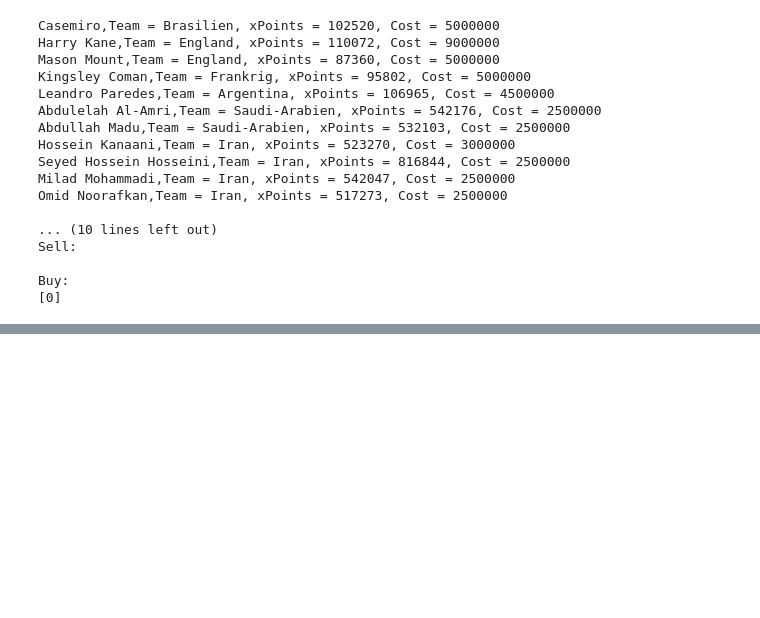
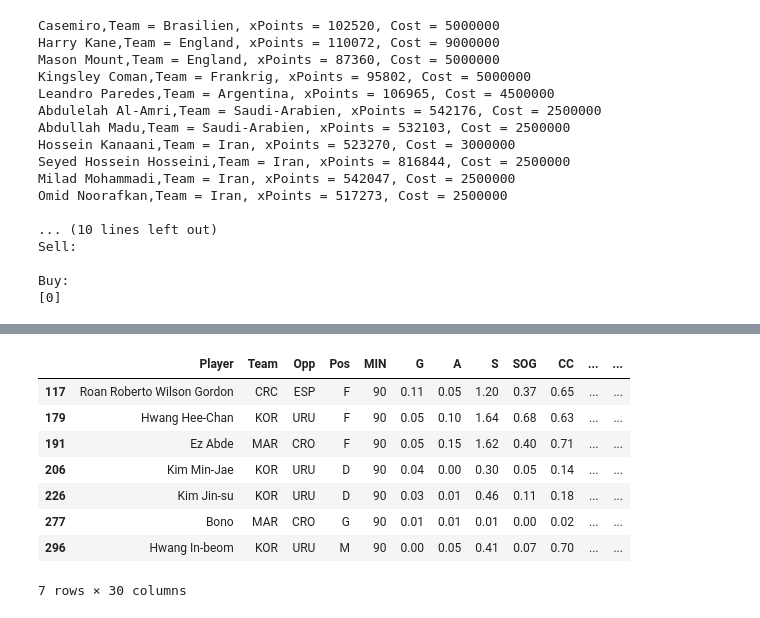
Before and after one commit to MathiasMSorensen/WC2022--Lineup-Optimizer, a Jupyter notebook: optimize.ipynb, the cells around one changed output, grey strips where cells are left out. Cells and saved outputs as stored; diff of their text form; code cells hidden in the pictures; blank space fills up the shorter version.

```diff
--- a/optimize.ipynb
+++ b/optimize.ipynb
@@ -29,0 +80,7 @@ Buy:
+# %%
+rw['Player_match'] = ""
+for i in range(len(rw)):
+    try:
+        rw.loc[i,'Player_match'] = difflib.get_close_matches(rw.loc[i,'Player'], df_holdet['name1'])[0]
+    except:
+        rw.loc[i,'Player_match'] = "null"
@@ -29,0 +118,8 @@ Buy:
+# %%
+rw.loc[rw["Player"]=="Bono","Player_match"]="Yassine 'Bono' Bounou"
+rw.loc[rw["Player"]=="Ez Abde","Player_match"]="Abde Ezzalzouli"
+rw.loc[rw["Player"]=="Hwang Hee-Chan","Player_match"]="Hee-Chan Hwang"
+rw.loc[rw["Player"]=="Hwang In-beom","Player_match"]="In-Beom Hwang"
+rw.loc[rw["Player"]=="Kim Jin-su","Player_match"]="Jin-Su Kim"
+rw.loc[rw["Player"]=="Kim Min-Jae","Player_match"]="Min-jae Kim"
+rw.loc[rw["Player"]=="Roan Roberto Wilson Gordon","Player_match"]="Roan Wilson"
@@ -29,0 +155,20 @@ Buy:
+# %%
+rw[rw["Player_match"]=="null"]
+
+"Yassine 'Bono' Bounou" == "Bono"
+"Abde Ezzalzouli" == "Ez Abde"
+"Hee-Chan Hwang" == "Hwang Hee-Chan"
+"In-Beom Hwang" == "Hwang In-beom"
+"Jin-Su Kim"=="Kim Jin-su"
+"Min-jae Kim" == "Kim Min-Jae"
+"Roan Wilson" == "Roan Roberto Wilson Gordon"
+# %% [output]
+|  | Player | Team | Opp | Pos | MIN | G | A | S | SOG | CC | ... | ... |
+| 117 | Roan Roberto Wilson Gordon | CRC | ESP | F | 90 | 0.11 | 0.05 | 1.20 | 0.37 | 0.65 | ... | ... |
+| 179 | Hwang Hee-Chan | KOR | URU | F | 90 | 0.05 | 0.10 | 1.64 | 0.68 | 0.63 | ... | ... |
+| 191 | Ez Abde | MAR | CRO | F | 90 | 0.05 | 0.15 | 1.62 | 0.40 | 0.71 | ... | ... |
+| 206 | Kim Min-Jae | KOR | URU | D | 90 | 0.04 | 0.00 | 0.30 | 0.05 | 0.14 | ... | ... |
+| 226 | Kim Jin-su | KOR | URU | D | 90 | 0.03 | 0.01 | 0.46 | 0.11 | 0.18 | ... | ... |
+| 277 | Bono | MAR | CRO | G | 90 | 0.01 | 0.01 | 0.01 | 0.00 | 0.02 | ... | ... |
+| 296 | Hwang In-beom | KOR | URU | M | 90 | 0.00 | 0.05 | 0.41 | 0.07 | 0.70 | ... | ... |
+7 rows × 30 columns
```
Also changed, not shown: parts of 9 cells of this notebook, 2 other files.
